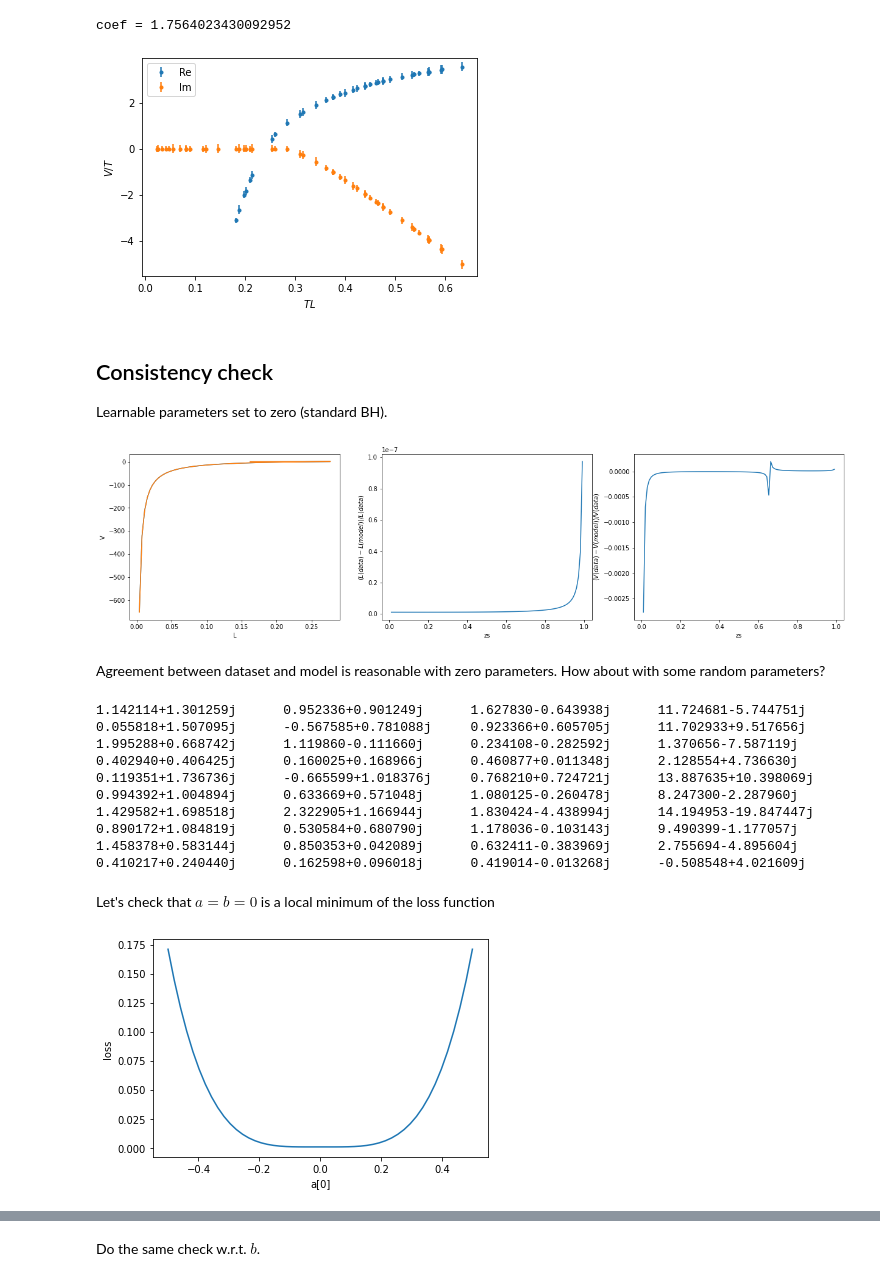
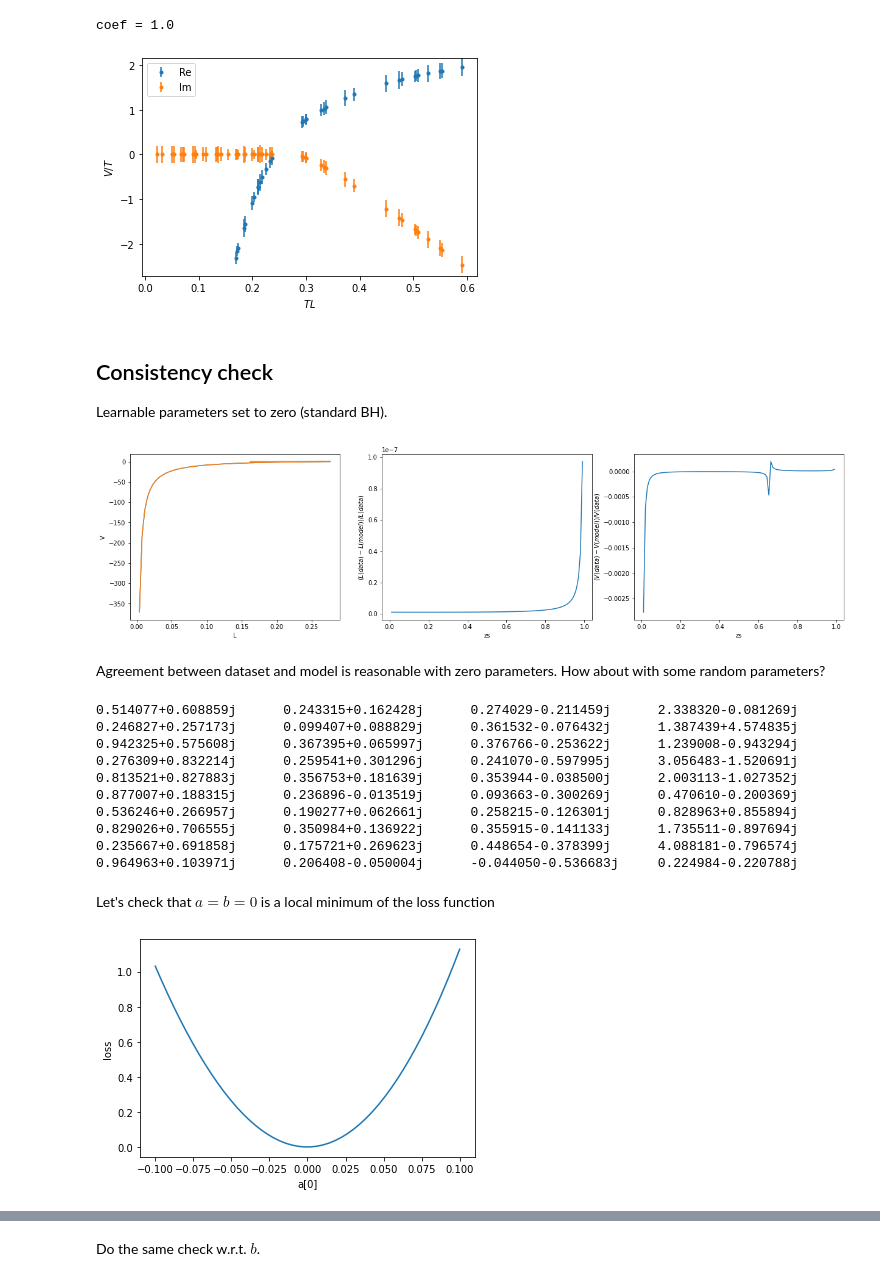
Before and after one commit to arpn/complex_wilson, a Jupyter notebook: test.ipynb, the cells around one changed output, grey strips where cells are left out. Cells and saved outputs as stored; diff of their text form; code cells hidden in the pictures.

```diff
--- a/test.ipynb
+++ b/test.ipynb
@@ -12,5 +16,5 @@ from constants import dreal, dcomplex
 # %%
-dataset = AdSBHDataset(N=50, threshold=0.0, coef=npr.uniform(0.5, 2))
+dataset = AdSBHDataset(N=50, threshold=0.0, coef=1.0)
 plt.errorbar(dataset.L.numpy(), dataset.V.real.numpy(), yerr=dataset.sigma.real.numpy(), label='Re', fmt='.')
 plt.errorbar(dataset.L.numpy(), dataset.V.imag.numpy(), yerr=dataset.sigma.imag.numpy(), label='Im', fmt='.')
 plt.xlabel(f'$T L$')
@@ -19,8 +23,8 @@ plt.ylim(1.1*dataset.V.imag.min().item(), 1.1*dataset.V.real.max().item())
 plt.legend()
 print(f'coef = {dataset.coef}')
 # %% [output]
-coef = 1.7564023430092952
+coef = 1.0
-[figure, old version]
+[figure, new version]
 # %% [markdown]
 ## Consistency check
 Learnable parameters set to zero (standard BH).
@@ -46,43 +50,43 @@ axs[2].plot(zs, (d_V-m_V)/d_V)
 axs[2].set_xlabel('zs')
 axs[2].set_ylabel(r'$(V(data)-V(model))/V(data)$');
 # %% [output]
-[figure, old version]
+[figure, new version]
 # %% [markdown]
 Agreement between dataset and model is reasonable with zero parameters. How about with some random parameters?
 # %%
-zsTest = [complex(1.142113675528766,1.3012588340796074), complex(0.0558177255520369,1.5070951885336492), complex(1.9952882318145342,0.6687418969501766), complex(0.4029404311985676,0.40642498555061213), complex(0.11935057057002396,1.7367357212681331), complex(0.99439195050115,1.0048935095851146), complex(1.429581746306488,1.698518466268971), complex(0.8901717500957749,1.0848194713430845), complex(1.4583775699101205,0.5831442903354755), complex(0.41021745342009863,0.24043993263958674)]
+zsTest = [complex(0.5140773201571425,0.6088586260994207), complex(0.24682691472024243,0.25717264917958227), complex(0.9423246752839594,0.5756077477788868), complex(0.2763091146626422,0.8322138131326102), complex(0.8135210310905163,0.827883184115852), complex(0.8770065579111783,0.18831450668118732), complex(0.5362459452105253,0.26695691078691164), complex(0.8290262857616526,0.7065548068714746), complex(0.235666573278702,0.6918584708386342), complex(0.964962903714488,0.1039712498056573)]
 model = AdSBHNet(N=2)
-model.a = nn.Parameter(torch.tensor([0.11287310832568255, -0.013777758591872451], dtype=dreal))
-model.b = nn.Parameter(torch.tensor([0.2185139196679841, -0.06209747957865339], dtype=dreal))
+model.a = nn.Parameter(torch.tensor([-0.38583488391471865, -0.022772730385574654], dtype=dreal))
+model.b = nn.Parameter(torch.tensor([0.1051477498734641, -0.47990861356992914], dtype=dreal))
 model.logcoef = nn.Parameter(torch.tensor(1.0, dtype=dreal).log())
 for zs in zsTest:
     print(f'{zs:.6f}\t{model.integrate_L(zs):.6f}\t{model.integrate_dL(zs):.6f}\t{model.integrate_V(zs):.6f}')
 # %% [output]
-1.142114+1.301259j      0.952336+0.901249j      1.627830-0.643938j      11.724681-5.744751j
-0.055818+1.507095j      -0.567585+0.781088j     0.923366+0.605705j      11.702933+9.517656j
-1.995288+0.668742j      1.119860-0.111660j      0.234108-0.282592j      1.370656-7.587119j
-0.402940+0.406425j      0.160025+0.168966j      0.460877+0.011348j      2.128554+4.736630j
-0.119351+1.736736j      -0.665599+1.018376j     0.768210+0.724721j      13.887635+10.398069j
-0.994392+1.004894j      0.633669+0.571048j      1.080125-0.260478j      8.247300-2.287960j
-1.429582+1.698518j      2.322905+1.166944j      1.830424-4.438994j      14.194953-19.847447j
-0.890172+1.084819j      0.530584+0.680790j      1.178036-0.103143j      9.490399-1.177057j
-1.458378+0.583144j      0.850353+0.042089j      0.632411-0.383969j      2.755694-4.895604j
-0.410217+0.240440j      0.162598+0.096018j      0.419014-0.013268j      -0.508548+4.021609j
+0.514077+0.608859j      0.243315+0.162428j      0.274029-0.211459j      2.338320-0.081269j
+0.246827+0.257173j      0.099407+0.088829j      0.361532-0.076432j      1.387439+4.574835j
+0.942325+0.575608j      0.367395+0.065997j      0.376766-0.253622j      1.239008-0.943294j
+0.276309+0.832214j      0.259541+0.301296j      0.241070-0.597995j      3.056483-1.520691j
+0.813521+0.827883j      0.356753+0.181639j      0.353944-0.038500j      2.003113-1.027352j
+0.877007+0.188315j      0.236896-0.013519j      0.093663-0.300269j      0.470610-0.200369j
+0.536246+0.266957j      0.190277+0.062661j      0.258215-0.126301j      0.828963+0.855894j
+0.829026+0.706555j      0.350984+0.136922j      0.355915-0.141133j      1.735511-0.897694j
+0.235667+0.691858j      0.175721+0.269623j      0.448654-0.378399j      4.088181-0.796574j
+0.964963+0.103971j      0.206408-0.050004j      -0.044050-0.536683j     0.224984-0.220788j
 # %% [markdown]
 Let's check that $a=b=0$ is a local minimum of the loss function
 # %%
-A = np.linspace(-0.5, 0.5, 50)
+A = np.linspace(-0.1, 0.1, 50)
 losses = []
 model = AdSBHNet(N=1)
 for aval in A:
     model.a = nn.Parameter(torch.tensor([aval], dtype=dreal))
     model.b = nn.Parameter(torch.tensor([0.0], dtype=dreal))
     model.logcoef = nn.Parameter(torch.tensor(dataset.coef, dtype=dreal).log())
     loss = (model(dataset.L) - dataset.V).abs().pow(2).mean()
     losses.append(loss.item())
 plt.plot(A, losses)
 plt.xlabel('a[0]')
 plt.ylabel('loss');
 # %% [output]
-[figure, old version]
+[figure, new version]
 # %% [markdown]
```
Also changed, not shown: parts of 20 cells of this notebook, 3 other files.
